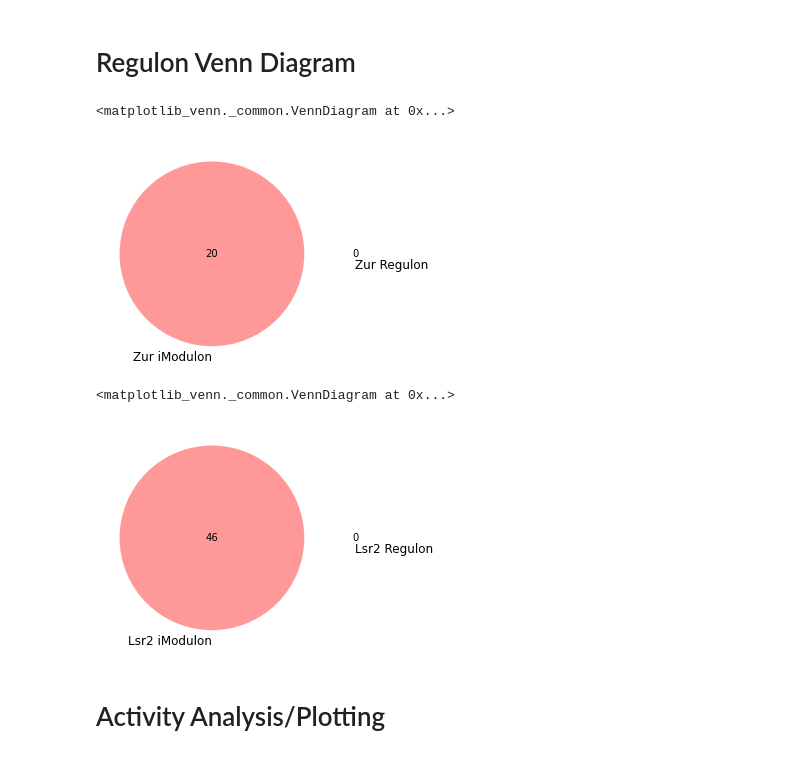
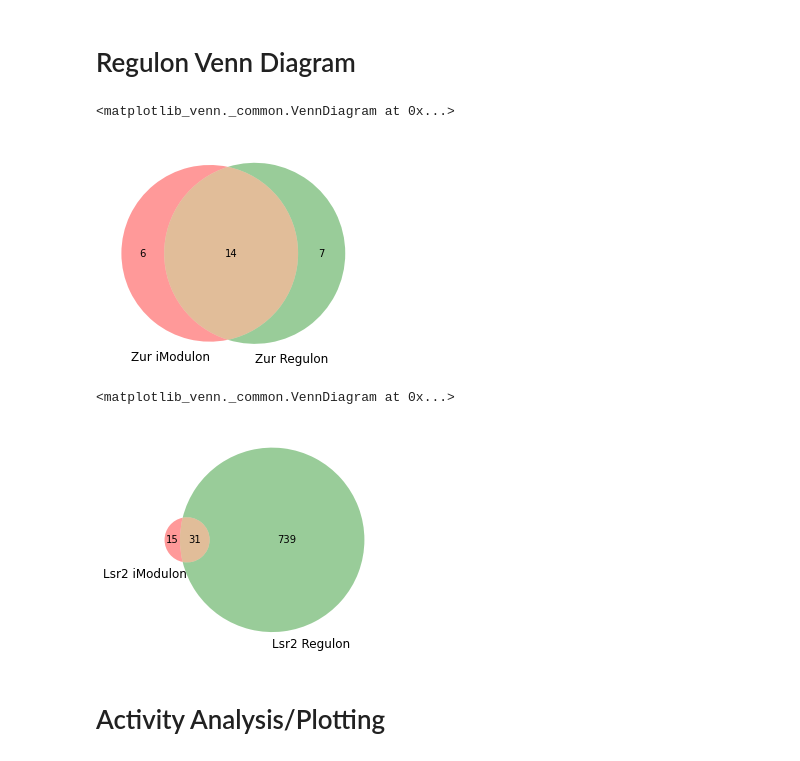
Before and after one commit to Reosu/modulome_mtb, a Jupyter notebook: notebooks/Validation_and_Discovery_Figures.ipynb, the cells around one changed output. Saved outputs shown, nothing was run; the diff lists cells and outputs as text; code cells hidden in the pictures.

```diff
--- a/notebooks/Validation_and_Discovery_Figures.ipynb
+++ b/notebooks/Validation_and_Discovery_Figures.ipynb
@@ -60,21 +60,21 @@ ica_data.A.head()
 # %%
 fig,ax = plt.subplots()
 zur_imod = set(ica_data.view_imodulon("Zur").index)
-zur_regulon = set(ica_data.trn.loc[ica_data.trn["regulator"]=="Rv2359"].gene_id)
+zur_regulon = set(ica_data.trn.loc[ica_data.trn["regulator"]=="zur"].gene_id)
 venn2([zur_imod,zur_regulon],["Zur iModulon","Zur Regulon"])
 #plt.savefig("../figures/interim_figures/Zur_Venn.svg",transparent=True)
 # %% [output]
 <matplotlib_venn._common.VennDiagram at 0x...>
-[figure, old version]
+[figure, new version]
 # %%
 fig,ax = plt.subplots()
 lsr2_imod = set(ica_data.view_imodulon("Lsr2").index)
-lsr2_regulon = set(ica_data.trn.loc[ica_data.trn["regulator"]=="Rv3597c"].gene_id)
+lsr2_regulon = set(ica_data.trn.loc[ica_data.trn["regulator"]=="lsr2"].gene_id)
 venn2([lsr2_imod,lsr2_regulon],["Lsr2 iModulon","Lsr2 Regulon"])
 #plt.savefig("../figures/interim_figures/Lsr2_Venn.svg",transparent=True)
 # %% [output]
 <matplotlib_venn._common.VennDiagram at 0x...>
-[figure, old version]
+[figure, new version]
 # %% [markdown]
 # Activity Analysis/Plotting
 # %% [markdown]
```
Also changed, not shown: 2 other files.
